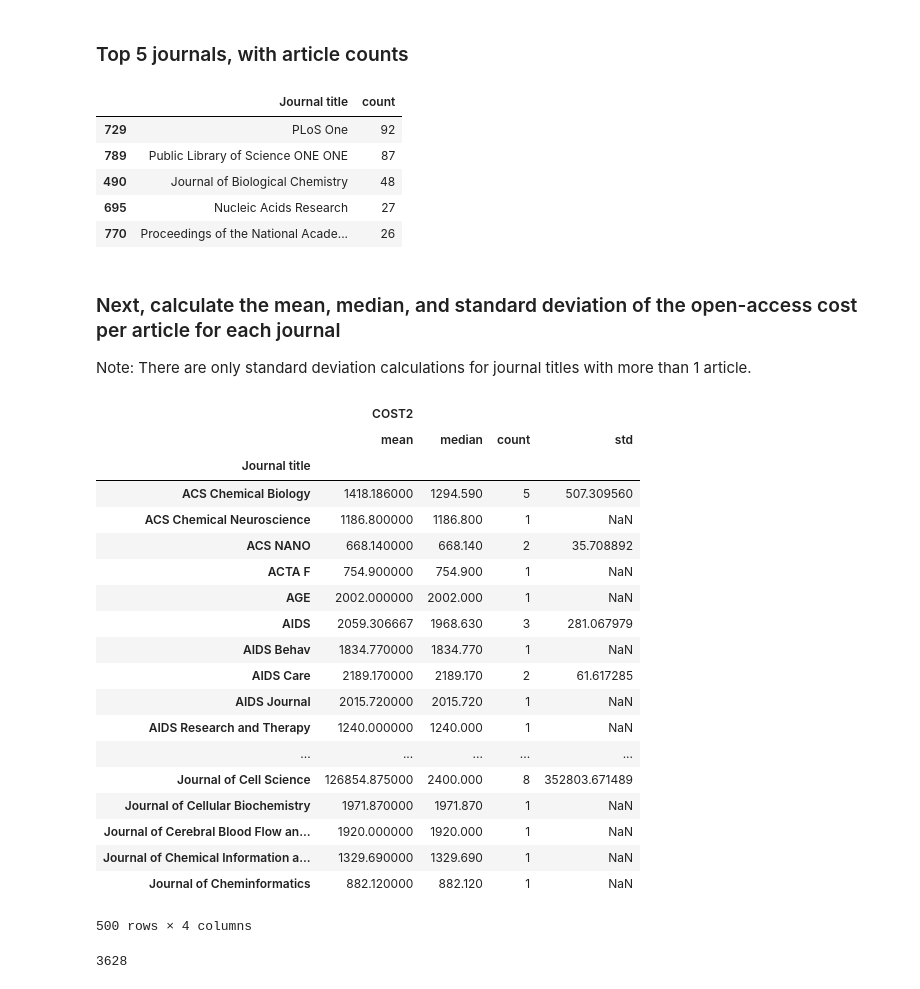
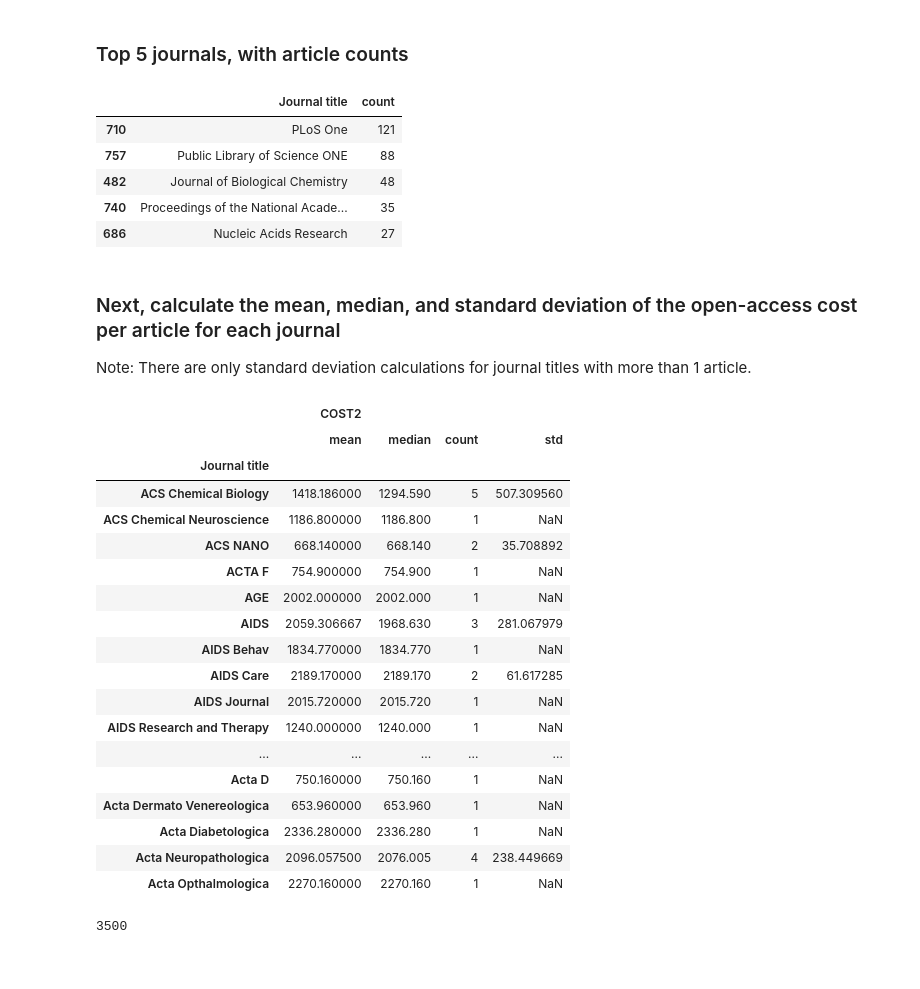
Before and after one commit to loupendley/Thinkful, a Jupyter notebook: HomeworkProjects/Unit1/Lesson3/Project6/Unit1Lession3Project6.ipynb, the cells around one changed output. Drawn from its saved outputs; the diff is of its cells as text; code cells hidden in the pictures.

Commit message:
Cleaned up more journal titles

```diff
--- a/HomeworkProjects/Unit1/Lesson3/Project6/Unit1Lession3Project6.ipynb
+++ b/HomeworkProjects/Unit1/Lesson3/Project6/Unit1Lession3Project6.ipynb
@@ -17,10 +16,10 @@ WELLCOME['Article title']=WELLCOME['Article title'].astype(str)  # set it to a s
 JournalTitleReplacements = {
     'Acta.*Crystallographica.*D.*' : 'Acta Crystallographica Section D: Biological Crystallography',
     'Acta.*Crystallography.*D.*' : 'Acta Crystallographica Section D: Biological Crystallography',
-    'Acta Neuropathol' : 'Acta Neuropathologica',
+    'Acta Neuropathol.*' : 'Acta Neuropathologica',
     'American Journal of Medical Genetics' : 'American Journal of Medical Genetics',
     'American Journal of Preventive Medicine' : 'American Journal of Preventive Medicine',
-    'Angew' : 'Angewandte Chemie International Edition',
+    'Angew.*Chemie.*' : 'Angewandte Chemie International Editionande Chemie',
     'Annals of Neurology' : 'Annals of Neurology',
     'Antimi.*Chemotherapy' : 'Antimicobial Agents and Chemotherapy',
     ' \& ' : ' and ',
@@ -32,25 +31,36 @@ JournalTitleReplacements = {
     'Birth Defects Research.*Teratology.' : 'Birth Defects Research Part A: Clinical and Molecular Teratology',
     'BMC Genomics.' : 'BMC Genomics',
     'BMC Infectious [Dd]iseases' : 'BMC Infectious Diseases',
+    'BMC.*Public.*Health' : 'BMC Public Health',
+    'BMJ [oO][pP][eE][nN]' : 'BMJ Open',
     'British Journal of Op.*' : 'British Journal of Opthalmology',
     'CHILD' : 'Child',
     'Epigentics' : 'Epigenetics',
     'Fungal Ecology' : 'Fungal Biology',
     'Epidemology' : 'Epidemiology',
+    'GENE' : 'Gene',
     'Heptology' : 'Hepatology',
     'Hum Resour Health' : 'Human Resources for Health',
     'Joural' : 'Journal',
-    'J Biol Chem.' : 'J Biol Cheminstry',
+    'J Biol Chem.*' : 'J Biol Chemistry',
     'Journal of Acquired Immune Deficiency Syndroms (JAIDS)' : 'Journal of Acquired Immune Deficiency Syndroms',
     'therapy' : 'Therapy',
     'experiments' : 'Experiments',
     '†' : '',
     'Nephrology Dialysis Transplantation' : 'Nephrology Dialysis and Transplantation',
+    'Neuroimage: [cC][lL].*' : 'Neuroimage: Clinical',
     'Nucleic Acid Research' : 'Nucleic Acids Research',
     'Pflugers Archiv' : 'Pflugers Archive',
     'PL.*ONE' : 'Public Library of Science ONE',
-    'Proceedings of the National Academy of Sciences.*' : 'Proceedings of the National Academy of Sciences (PNAS)',
-    'Public Library of Science' : 'Public Library of Science ONE',
+    'PLoS  Computational Biology' : 'PLoS Computational Biology',
+    '[pP][lL][oO][sS]' : 'PLoS',
+    '[pP][lL][oO][sS] [1]' : 'PLoS One',
+    '[pP][lL][oO][sS] [oO][nN][eE]' : 'PLoS One',
+    'PLOS [Cc][oO][mM][pP][uU][tT][aA][tT][iI][oO][nN][aA][lL] [bB][iI][oO][lL][oO][gG][yY]' : 'PLoS Computational Biology',
+    'PLoS [gG][eE][nN][eE][tT][iI][cC][sS]' : 'PLoS Genetics',
+    'PNAS.*' : 'Proceedings of the National Academy of Sciences (PNAS)',
+    'Public Library of Science ONE.*' : 'Public Library of Science ONE',
+    'Proceedings of the [nN]ational Academy of Sciences.*' : 'Proceedings of the National Academy of Sciences',
     'Social Psychiatry and Psychiatric Epidemiol' : 'Social Psychiatry and Psychiatric Epidemiology',
     'Studies in History and Philosophy of Science Part.*' : 'Studies in History and Philosophy of Science Part C: Studies in History and Philosophy of Biological and Biomedical Sciences',
     'Trends in Neurosciences' : 'Trends in Neuroscience',
@@ -146,11 +156,11 @@ WELLCOME_group_by_journal0 = WELLCOME[['Journal title']].groupby(['Journal title
 WELLCOME_group_by_journal0.head(5)
 # %% [output]
 |  | Journal title | count |
-| 729 | PLoS One | 92 |
-| 789 | Public Library of Science ONE ONE | 87 |
-| 490 | Journal of Biological Chemistry | 48 |
-| 695 | Nucleic Acids Research | 27 |
-| 770 | Proceedings of the National Acade... | 26 |
+| 710 | PLoS One | 121 |
+| 757 | Public Library of Science ONE | 88 |
+| 482 | Journal of Biological Chemistry | 48 |
+| 740 | Proceedings of the National Acade... | 35 |
+| 686 | Nucleic Acids Research | 27 |
 # %% [markdown]
 ### Next, calculate the mean, median, and standard deviation of the open-access cost per article for each journal
 Note:  There are only standard deviation calculations for journal titles with more than 1 article.
@@ -162,33 +172,31 @@ sort_by_aggregate = ['mean', 'median','count' ,'std']
 WELLCOME_group_by_journal = WELLCOME.groupby(grouping_columns[0])[grouping_columns].agg(sort_by_aggregate)
 WELLCOME_group_by_journal = WELLCOME_group_by_journal.sort_values(by=['Journal title'], ascending=True)
 # %%
-WELLCOME_group_by_journal.head(500)
-# WELLCOME.head(20)
+WELLCOME_group_by_journal.head(20)
 # %% [output]
 |  | COST2 |  |  |  |
 |  | mean | median | count | std |
 | Journal title |  |  |  |  |
 | ACS Chemical Biology | 1418.186000 | 1294.590 | 5 | 507.309560 |
 | ACS Chemical Neuroscience | 1186.800000 | 1186.800 | 1 | NaN |
 | ACS NANO | 668.140000 | 668.140 | 2 | 35.708892 |
 | ACTA F | 754.900000 | 754.900 | 1 | NaN |
 | AGE | 2002.000000 | 2002.000 | 1 | NaN |
 | AIDS | 2059.306667 | 1968.630 | 3 | 281.067979 |
 | AIDS Behav | 1834.770000 | 1834.770 | 1 | NaN |
 | AIDS Care | 2189.170000 | 2189.170 | 2 | 61.617285 |
 | AIDS Journal | 2015.720000 | 2015.720 | 1 | NaN |
 | AIDS Research and Therapy | 1240.000000 | 1240.000 | 1 | NaN |
 | ... | ... | ... | ... | ... |
-| Journal of Cell Science | 126854.875000 | 2400.000 | 8 | 352803.671489 |
-| Journal of Cellular Biochemistry | 1971.870000 | 1971.870 | 1 | NaN |
-| Journal of Cerebral Blood Flow an... | 1920.000000 | 1920.000 | 1 | NaN |
-| Journal of Chemical Information a... | 1329.690000 | 1329.690 | 1 | NaN |
-| Journal of Cheminformatics | 882.120000 | 882.120 | 1 | NaN |
+| Acta D | 750.160000 | 750.160 | 1 | NaN |
+| Acta Dermato Venereologica | 653.960000 | 653.960 | 1 | NaN |
+| Acta Diabetologica | 2336.280000 | 2336.280 | 1 | NaN |
+| Acta Neuropathologica | 2096.057500 | 2076.005 | 4 | 238.449669 |
+| Acta Opthalmologica | 2270.160000 | 2270.160 | 1 | NaN |
-500 rows × 4 columns
 # %%
 WELLCOME_group_by_journal.size
 # %% [output]
-3628
+3500
 # %%
 pd.set_option('display.max_columns', 500)
 pd.set_option('display.width', 1000)
```
Also changed, not shown: parts of 2 cells of this notebook.
